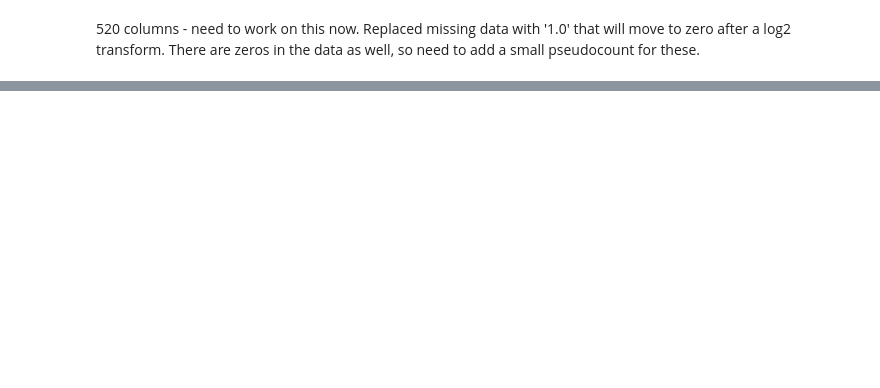
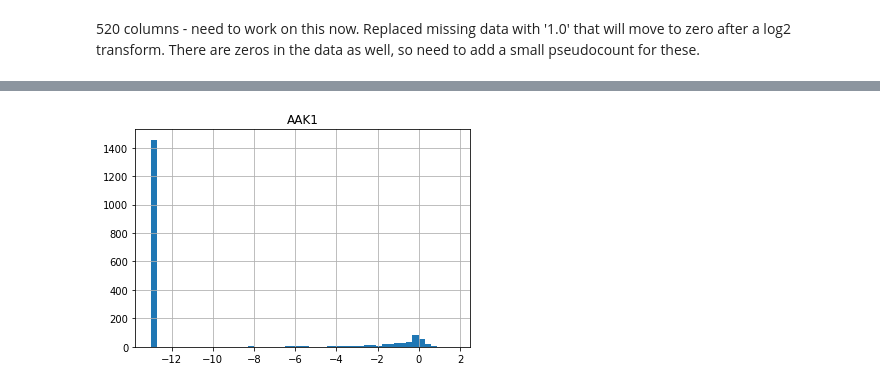
Before and after one commit to gomezlab/PDACperturbations, a Jupyter notebook: src/KlaegerDataProcessing.ipynb, the cells around one changed output, grey strips where cells are left out. Saved outputs shown, nothing was run; the diff lists cells and outputs as text; code cells hidden in the pictures; blank space fills up the shorter version.

```diff
--- a/src/KlaegerDataProcessing.ipynb
+++ b/src/KlaegerDataProcessing.ipynb
@@ -129,0 +151,4 @@ data.iloc[175:200,15:20]
+# %%
+klaegerWide.hist(column = 'AAK1', bins=50);
+# %% [output]
+[figure, added]
```
Also changed, not shown: parts of 15 cells of this notebook, 1 other file.
